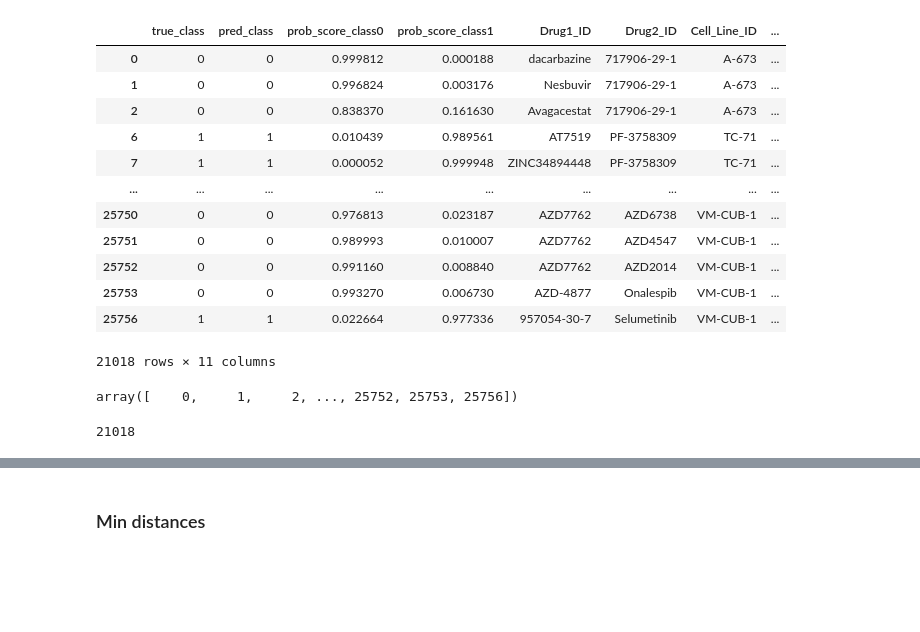
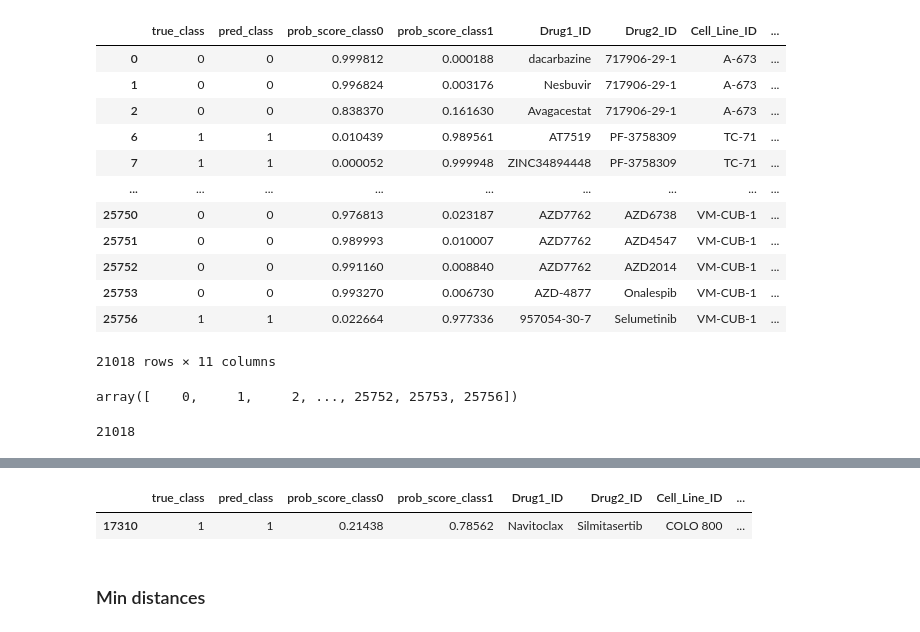
Before and after one commit to uzh-dqbm-cmi/graphnn, a Jupyter notebook: notebooks/AltModels/DeepAdr_train_eval-DrugComb-v1.5-5foldCV-AltModels-DeepSynergy.ipynb, the cells around one changed output, grey strips where cells are left out. Saved outputs shown, nothing was run; the diff lists cells and outputs as text; code cells hidden in the pictures; blank space fills up the shorter version.

```diff
--- a/notebooks/AltModels/DeepAdr_train_eval-DrugComb-v1.5-5foldCV-AltModels-DeepSynergy.ipynb
+++ b/notebooks/AltModels/DeepAdr_train_eval-DrugComb-v1.5-5foldCV-AltModels-DeepSynergy.ipynb
@@ -470,3 +533,11 @@ df_pred_TP_CellLine
+# %%
+df_pred_TP_Instance = df_pred_TP[(df_pred_TP.Cell_Line_ID == sel_CellLine) &
+                                 (df_pred_TP.Drug1_ID == sel_Drug1_ID) &
+                                 (df_pred_TP.Drug2_ID == sel_Drug2_ID)]
+df_pred_TP_Instance
+# %% [output]
+|  | true_class | pred_class | prob_score_class0 | prob_score_class1 | Drug1_ID | Drug2_ID | Cell_Line_ID | ... |
+| 17310 | 1 | 1 | 0.21438 | 0.78562 | Navitoclax | Silmitasertib | COLO 800 | ... |
 # %% [markdown]
 ### Min distances
 # %%
```
Also changed, not shown: parts of 27 cells of this notebook.
